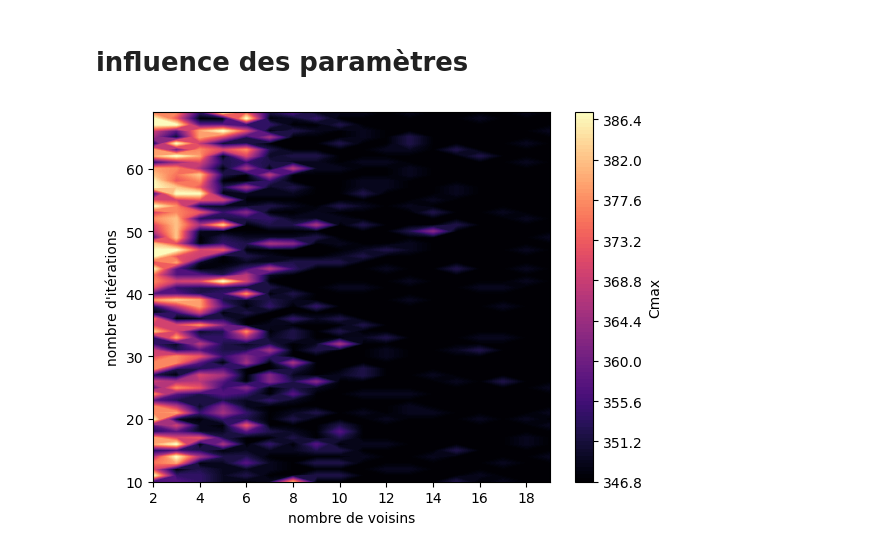
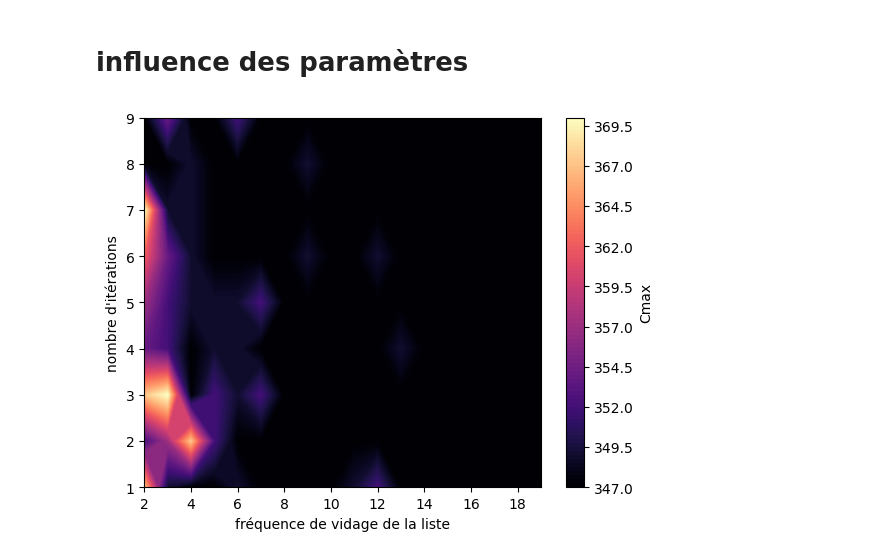
Before and after one commit to 101015010/filrouge_ias, a Jupyter notebook: ordonnancement.ipynb, the cells around one changed output. Cells and saved outputs as stored; diff of their text form; code cells hidden in the pictures.

```diff
--- a/ordonnancement.ipynb
+++ b/ordonnancement.ipynb
@@ -124,21 +124,21 @@ ancien ordo [[10, 15, 40, 30], [10, 10, 53, 15], [5, 20, 23, 40], [20, 10, 129,
 # influence des paramètres
 # %%
 x=np.arange(2,20) ##nombre de voisins
-y=np.arange(10,70)  ##nombres d'itérations
+y=np.arange(1,10)  ##nombres d'itérations
 
 X,Y=np.meshgrid(x,y)
 
 def f(x,y):
-    return cout(tabou(ordo,x,y))[0]
+    return cout(tabou(ordo,x,50,y))[0]
 
 
 
 Z = np.array([[f(x_val, y_val) for x_val in x] for y_val in y])
 
 plt.contourf(X,Y,Z,100,cmap='magma')
 cbar=plt.colorbar()
-plt.xlabel("nombre de voisins")
+plt.xlabel("fréquence de vidage de la liste")
 plt.ylabel("nombre d'itérations")
 cbar.set_label("Cmax")
 # %% [output]
-[figure, old version]
+[figure, new version]
```
Also changed, not shown: parts of 1 cell of this notebook, 1 other file.
